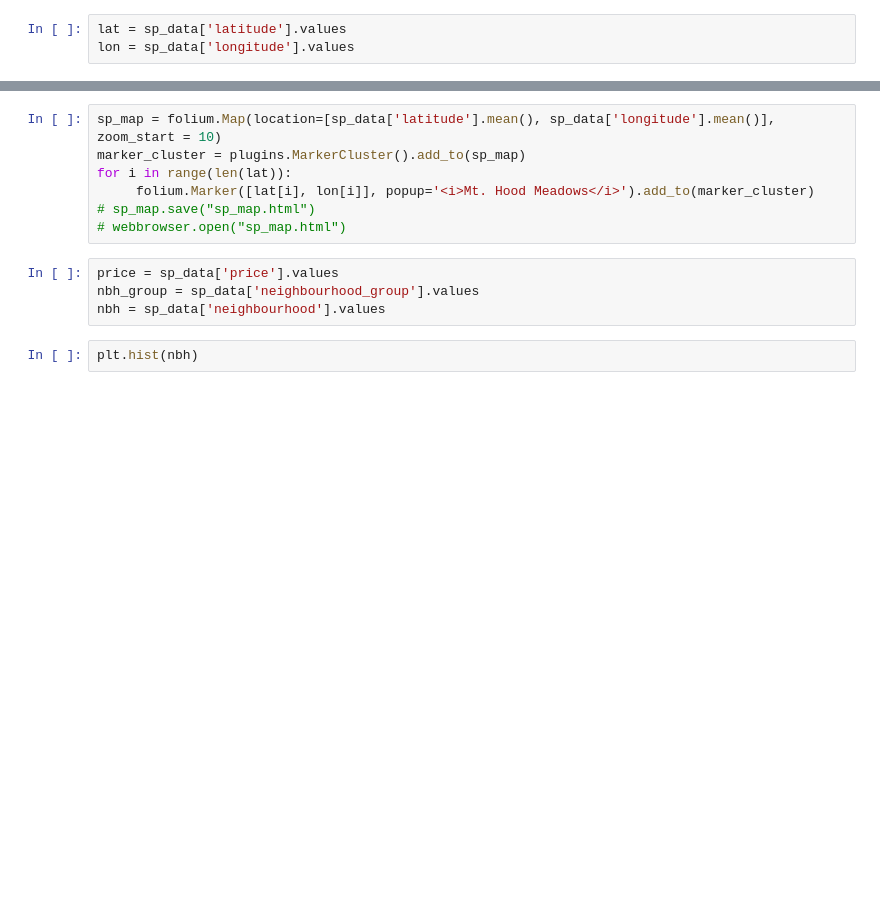
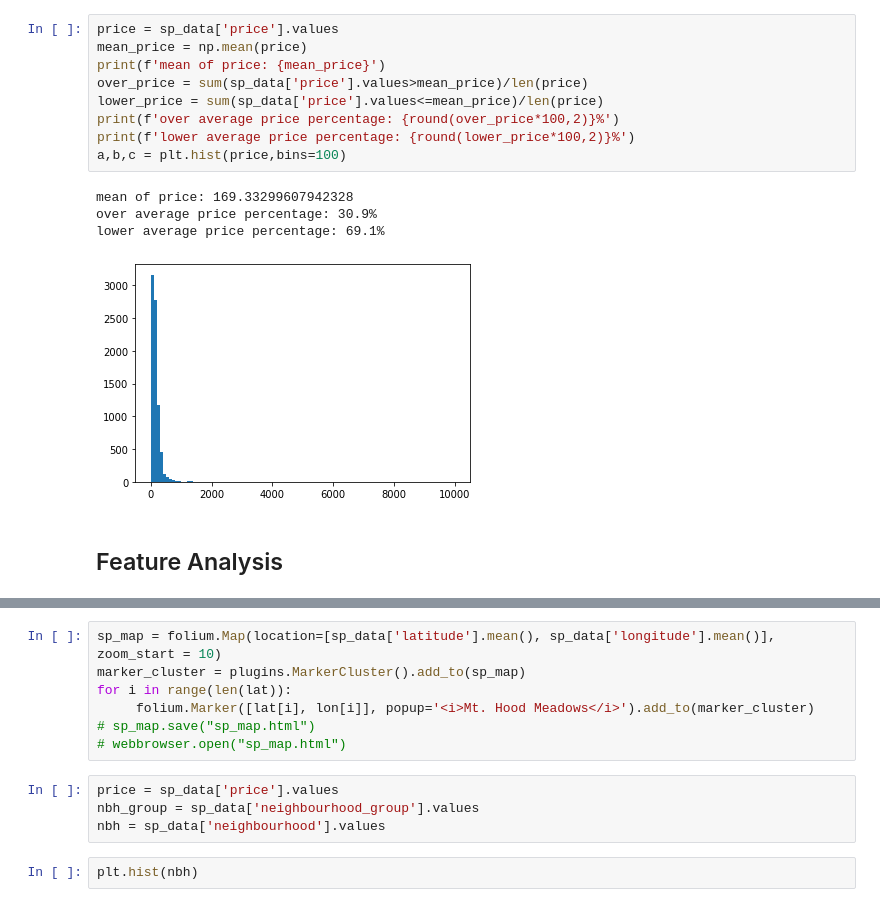
Before and after one commit to ReBachtr/Airbnb_data_analysis, a Jupyter notebook: code/singapore_lyf.ipynb, the cells around one changed output, grey strips where cells are left out. Drawn from its saved outputs; the diff is of its cells as text; blank space fills up the shorter version.

```diff
--- a/code/singapore_lyf.ipynb
+++ b/code/singapore_lyf.ipynb
@@ -20,6 +28,19 @@ sp_data.head()
 | 2 | 56334 | COZICOMFORT | 266763 | Francesca | North Region | Woodlands | 1.44246 | 103.79667 | ... |
 | 3 | 71609 | Ensuite Room (Room 1 & 2) near EXPO | 367042 | Belinda | East Region | Tampines | 1.34541 | 103.95712 | ... |
 | 4 | 71896 | B&B Room 1 near Airport & EXPO | 367042 | Belinda | East Region | Tampines | 1.34567 | 103.95963 | ... |
-# %%
-lat = sp_data['latitude'].values
-lon = sp_data['longitude'].values
+# %%
+price = sp_data['price'].values
+mean_price = np.mean(price)
+print(f'mean of price: {mean_price}')
+over_price = sum(sp_data['price'].values>mean_price)/len(price)
+lower_price = sum(sp_data['price'].values<=mean_price)/len(price)
+print(f'over average price percentage: {round(over_price*100,2)}%')
+print(f'lower average price percentage: {round(lower_price*100,2)}%')
+a,b,c = plt.hist(price,bins=100)
+# %% [output]
+mean of price: 169.33299607942328
+over average price percentage: 30.9%
+lower average price percentage: 69.1%
+[figure, added]
+# %% [markdown]
+## Feature Analysis
```
Also changed, not shown: parts of 12 cells of this notebook.
